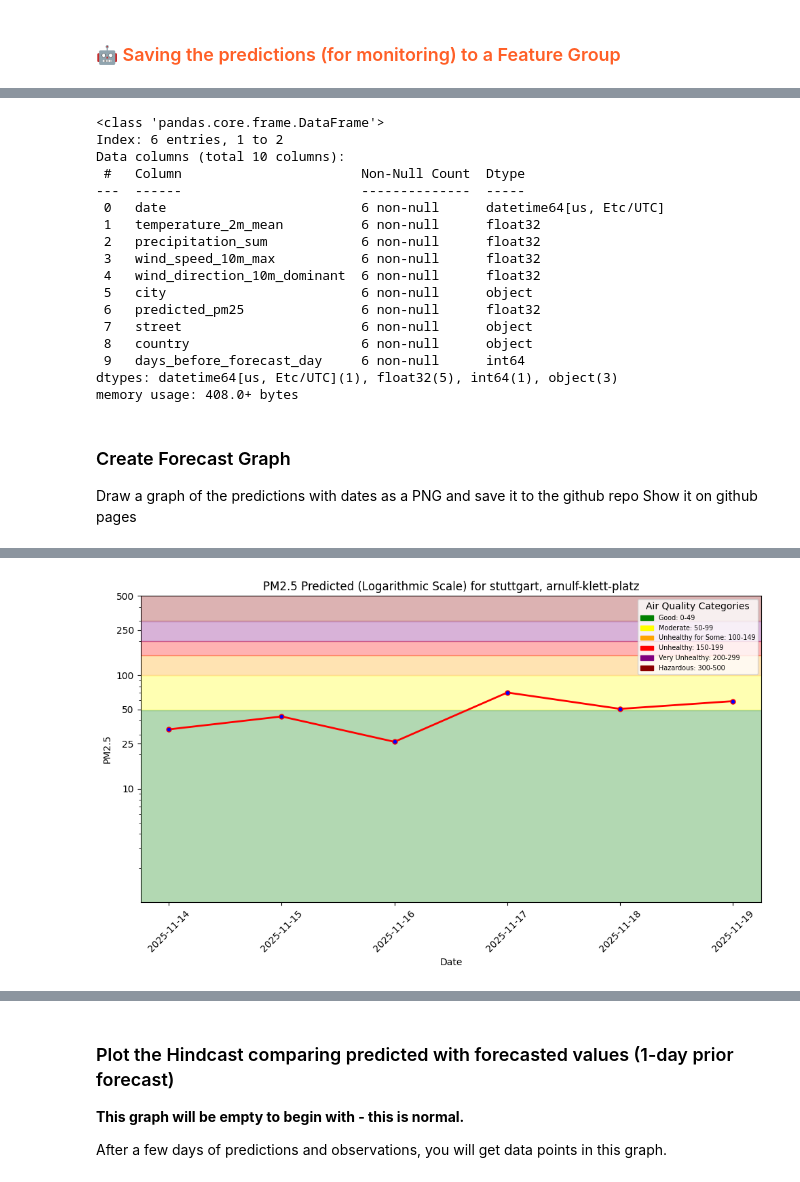
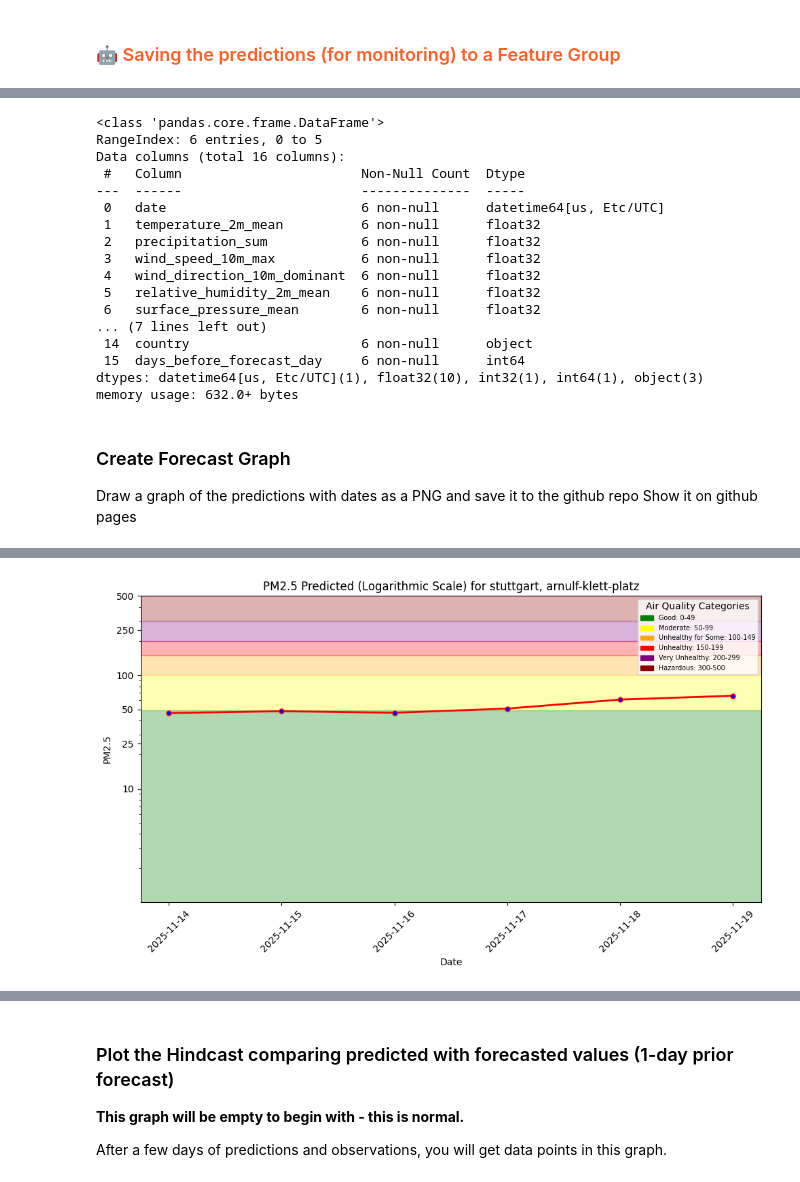
Before and after one commit to Ramstr/mlfs-book, a Jupyter notebook: notebooks/airquality/4_air_quality_batch_inference.ipynb, the cells around one changed output, grey strips where cells are left out. Cells and saved outputs as stored; diff of their text form; code cells hidden in the pictures.

Commit message:
lagged features, more weather features, day of week

```diff
--- a/notebooks/airquality/4_air_quality_batch_inference.ipynb
+++ b/notebooks/airquality/4_air_quality_batch_inference.ipynb
@@ -96,7 +93,7 @@ mr = project.get_model_registry()
 
 retrieved_model = mr.get_model(
     name="air_quality_xgboost_model",
-    version=1,
+    version=6,
 )
 
 fv = retrieved_model.get_feature_view()
@@ -153,5 +190,25 @@ Finished: Reading data from Hopsworks, using Hopsworks Feature Query Service (0.
 # %%
-batch_data['predicted_pm25'] = retrieved_xgboost_model.predict(
-    batch_data[['temperature_2m_mean', 'precipitation_sum', 'wind_speed_10m_max', 'wind_direction_10m_dominant']])
+
+predictions = []
+# predict each day using loop
+for i in range(len(batch_data)):
+    # Get current row features
+    current_features = batch_data.iloc[[i]][['pm25_lag1', 'pm25_lag2', 'pm25_lag3', 'day_of_week',
+                                              'temperature_2m_mean', 'precipitation_sum',
+                                              'wind_speed_10m_max', 'wind_direction_10m_dominant',
+                                              'relative_humidity_2m_mean', 'surface_pressure_mean']].copy()
+
+
+    # Make prediction
+    pred = retrieved_xgboost_model.predict(current_features)[0]
+    predictions.append(pred)
+
+    # Update lagged features for subsequent predictions
+    if i + 1 < len(batch_data):
+        batch_data.loc[i + 1, 'pm25_lag1'] = pred
+        batch_data.loc[i + 1, 'pm25_lag2'] = batch_data.loc[i, 'pm25_lag1']
+        batch_data.loc[i + 1, 'pm25_lag3'] = batch_data.loc[i, 'pm25_lag2']
+
+batch_data['predicted_pm25'] = predictions
 batch_data
 # %% [output]
@@ -182,11 +245,14 @@ memory usage: 344.0+ bytes
 # %% [markdown]
 ### <span style="color:#ff5f27;">🤖 Saving the predictions (for monitoring) to a Feature Group</span>
 # %%
-batch_data['street'] = street
-batch_data['city'] = city
-batch_data['country'] = country
+# Drop lagged features before saving to monitoring feature group
+batch_data_monitor = batch_data
+
+batch_data_monitor['street'] = street
+batch_data_monitor['city'] = city
+batch_data_monitor['country'] = country
 # Fill in the number of days before the date on which you made the forecast (base_date)
-batch_data['days_before_forecast_day'] = range(1, len(batch_data)+1)
-batch_data = batch_data.sort_values(by=['date'])
-batch_data
+batch_data_monitor['days_before_forecast_day'] = range(1, len(batch_data_monitor)+1)
+batch_data_monitor = batch_data_monitor.sort_values(by=['date'])
+batch_data_monitor
 # %% [output]
@@ -200,9 +266,9 @@ batch_data
 # %%
-batch_data.info()
+batch_data_monitor.info()
 # %% [output]
 <class 'pandas.core.frame.DataFrame'>
-Index: 6 entries, 1 to 2
-Data columns (total 10 columns):
+RangeIndex: 6 entries, 0 to 5
+Data columns (total 16 columns):
  #   Column                       Non-Null Count  Dtype
 ---  ------                       --------------  -----
  0   date                         6 non-null      datetime64[us, Etc/UTC]
@@ -210,13 +276,13 @@ Data columns (total 10 columns):
  2   precipitation_sum            6 non-null      float32
  3   wind_speed_10m_max           6 non-null      float32
  4   wind_direction_10m_dominant  6 non-null      float32
- 5   city                         6 non-null      object
- 6   predicted_pm25               6 non-null      float32
- 7   street                       6 non-null      object
- 8   country                      6 non-null      object
- 9   days_before_forecast_day     6 non-null      int64
-dtypes: datetime64[us, Etc/UTC](1), float32(5), int64(1), object(3)
-memory usage: 408.0+ bytes
+ 5   relative_humidity_2m_mean    6 non-null      float32
+ 6   surface_pressure_mean        6 non-null      float32
+... (7 lines left out)
+ 14  country                      6 non-null      object
+ 15  days_before_forecast_day     6 non-null      int64
+dtypes: datetime64[us, Etc/UTC](1), float32(10), int32(1), int64(1), object(3)
+memory usage: 632.0+ bytes
 # %% [markdown]
 ### Create Forecast Graph
 Draw a graph of the predictions with dates as a PNG and save it to the github repo
@@ -224,7 +290,7 @@ Show it on github pages
 # %%
 
 pred_file_path = f"{root_dir}/docs/air-quality/assets/img/pm25_forecast.png"
-plt = util.plot_air_quality_forecast(city, street, batch_data, pred_file_path)
+plt = util.plot_air_quality_forecast(city, street, batch_data_monitor, pred_file_path)
 
 plt.show()
 # %% [output]
@@ -232,4 +298,4 @@ plt.show()
-[figure, old version]
+[figure, new version]
 # %%
 # Get or create feature group
 monitor_fg = fs.get_or_create_feature_group(
```
Also changed, not shown: parts of 17 cells of this notebook, 12 other files.
